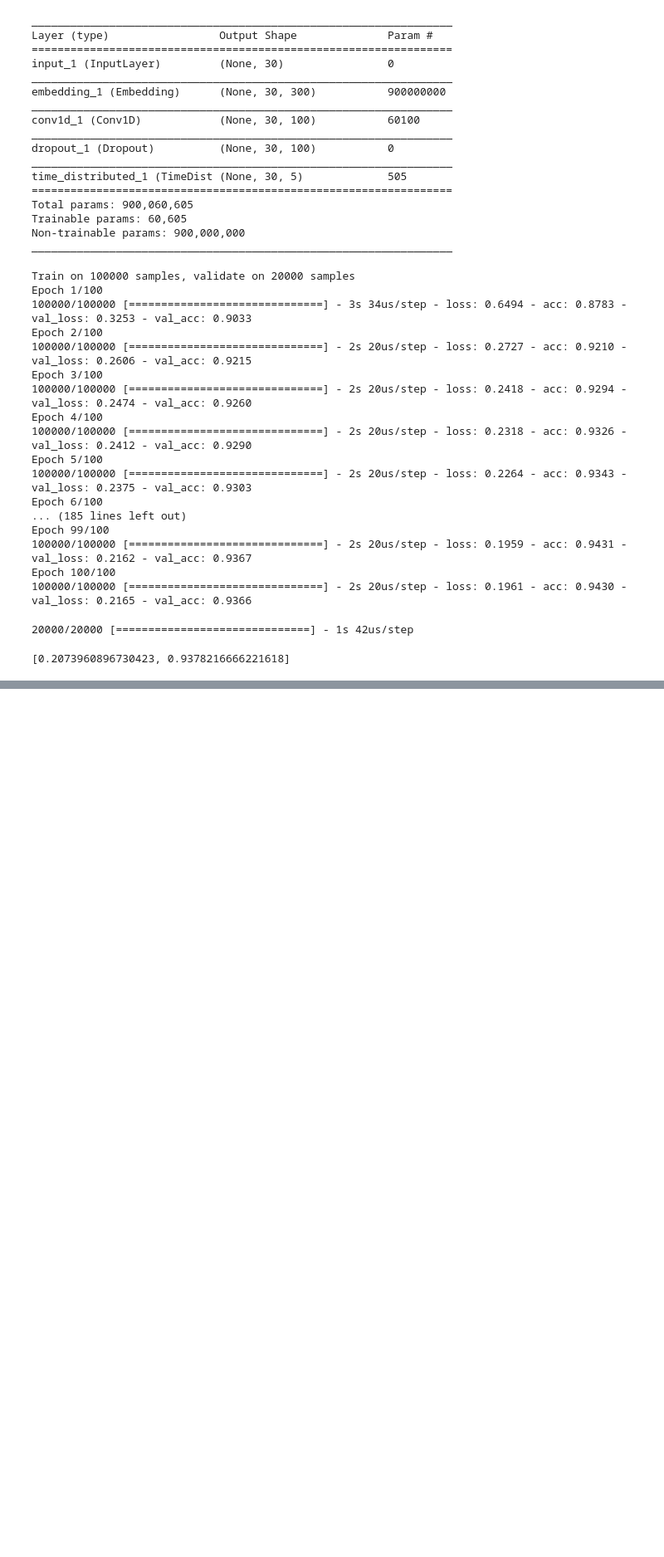
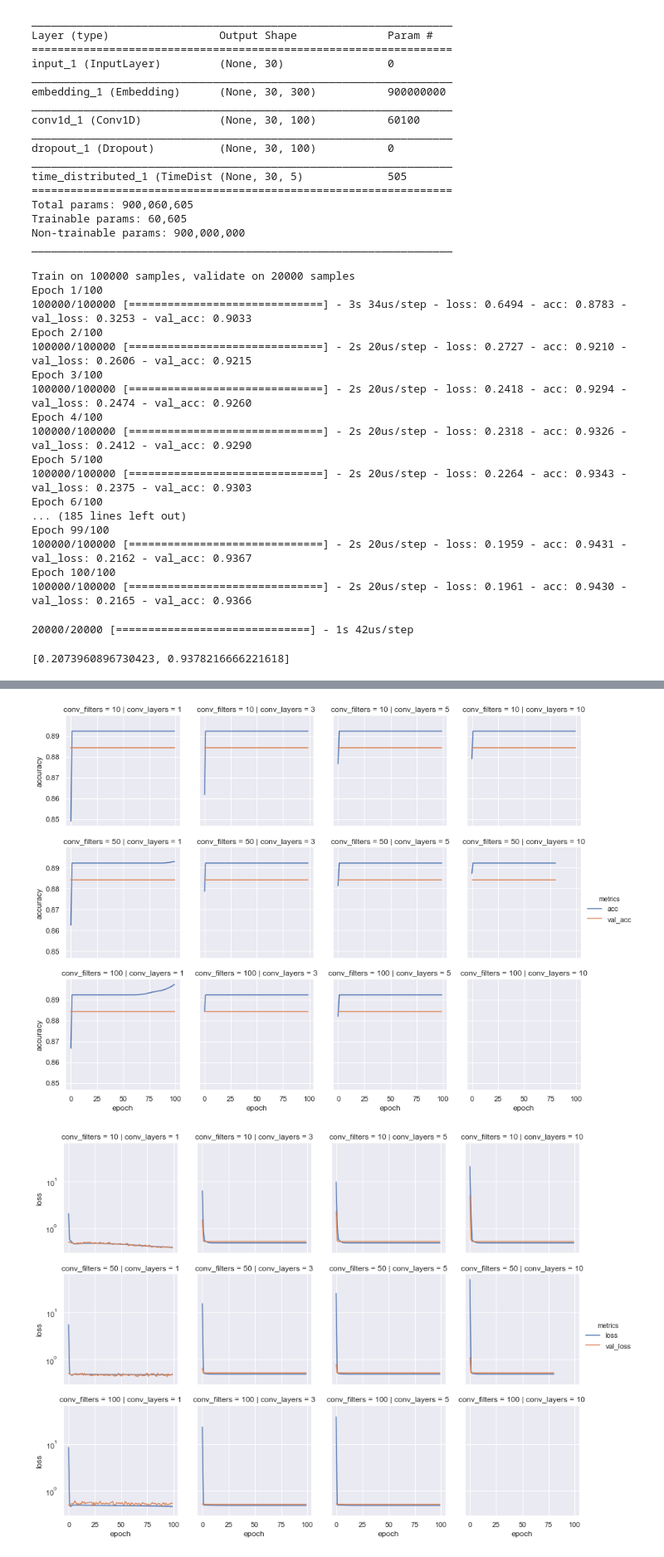
Before and after one commit to emikokic/thesis, a Jupyter notebook: notebooks/supervised_baselines.ipynb, the cells around one changed output, grey strips where cells are left out. Shown: that part at 83% size. Drawn from its saved outputs; the diff is of its cells as text; code cells hidden in the pictures; blank space fills up the shorter version.

```diff
--- a/notebooks/supervised_baselines.ipynb
+++ b/notebooks/supervised_baselines.ipynb
@@ -637,0 +673,5 @@ performance
+# %%
+plotear(reg_0_5)
+# %% [output]
+[figure, added]
+[figure, added]
```
Also changed, not shown: parts of 10 cells of this notebook, 7 other files.
